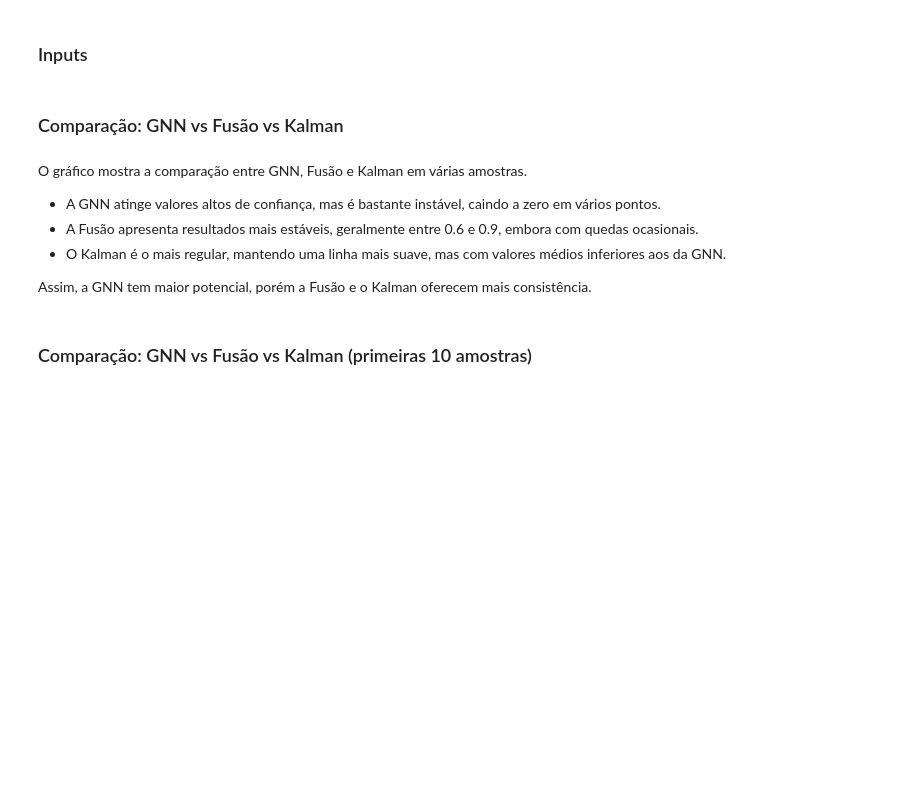
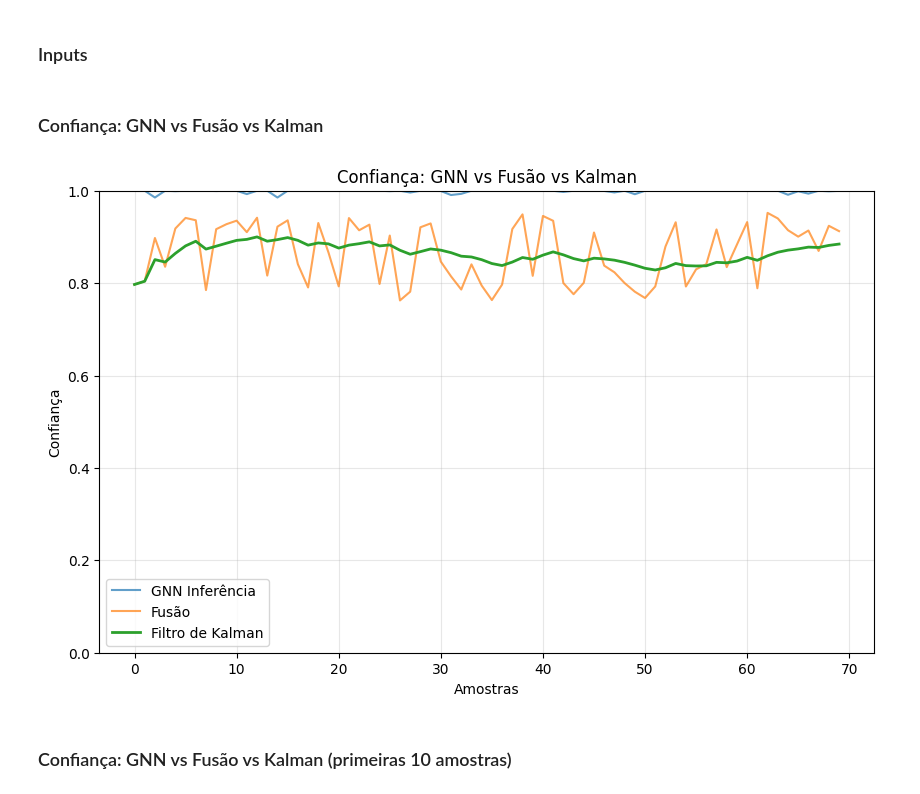
Before and after one commit to charlesluizmendes/RadnetFusion, a Jupyter notebook: src/7.results.ipynb, the cells around one changed output. Drawn from its saved outputs; the diff is of its cells as text; code cells hidden in the pictures; blank space fills up the shorter version.

Commit message:
Alterando Fusion e Kalman

```diff
--- a/src/7.results.ipynb
+++ b/src/7.results.ipynb
@@ -17,32 +21,26 @@ kalman_output_df = pd.read_csv("../outputs/kalman_output.csv")
 kalman_output_confidence = kalman_output_df['confidence'].values
 # %% [markdown]
-### Comparação: GNN vs Fusão vs Kalman
+### Confiança: GNN vs Fusão vs Kalman
 # %%
 plt.figure(figsize=(10,6))
 
 plt.plot(inference_output_confidence, label="GNN Inferência", alpha=0.7)
-plt.plot(fusion_output_confidence, label="Fusão Espacial", alpha=0.7)
+plt.plot(fusion_output_confidence, label="Fusão", alpha=0.7)
 plt.plot(kalman_output_confidence, label="Filtro de Kalman", linewidth=2)
 
-plt.title("Comparação: GNN vs Fusão Espacial vs Filtro de Kalman")
+plt.title("Confiança: GNN vs Fusão vs Kalman")
 plt.xlabel("Amostras")
 plt.ylabel("Confiança")
 
 plt.legend()
 plt.grid(True, alpha=0.3)
 plt.ylim(0, 1)
 
 plt.show()
+# %% [output]
+[figure, added]
-# %% [markdown]
-O gráfico mostra a comparação entre GNN, Fusão e Kalman em várias amostras.
-
-- A GNN atinge valores altos de confiança, mas é bastante instável, caindo a zero em vários pontos.
-- A Fusão apresenta resultados mais estáveis, geralmente entre 0.6 e 0.9, embora com quedas ocasionais.
-- O Kalman é o mais regular, mantendo uma linha mais suave, mas com valores médios inferiores aos da GNN.
-
-Assim, a GNN tem maior potencial, porém a Fusão e o Kalman oferecem mais consistência.
 # %% [markdown]
-### Comparação: GNN vs Fusão vs Kalman (primeiras 10 amostras)
+### Confiança: GNN vs Fusão vs Kalman (primeiras 10 amostras)
 # %%
 N = min(10, len(inference_output_confidence))
 idx = np.arange(N)
```
Also changed, not shown: parts of 10 cells of this notebook, 15 other files.
